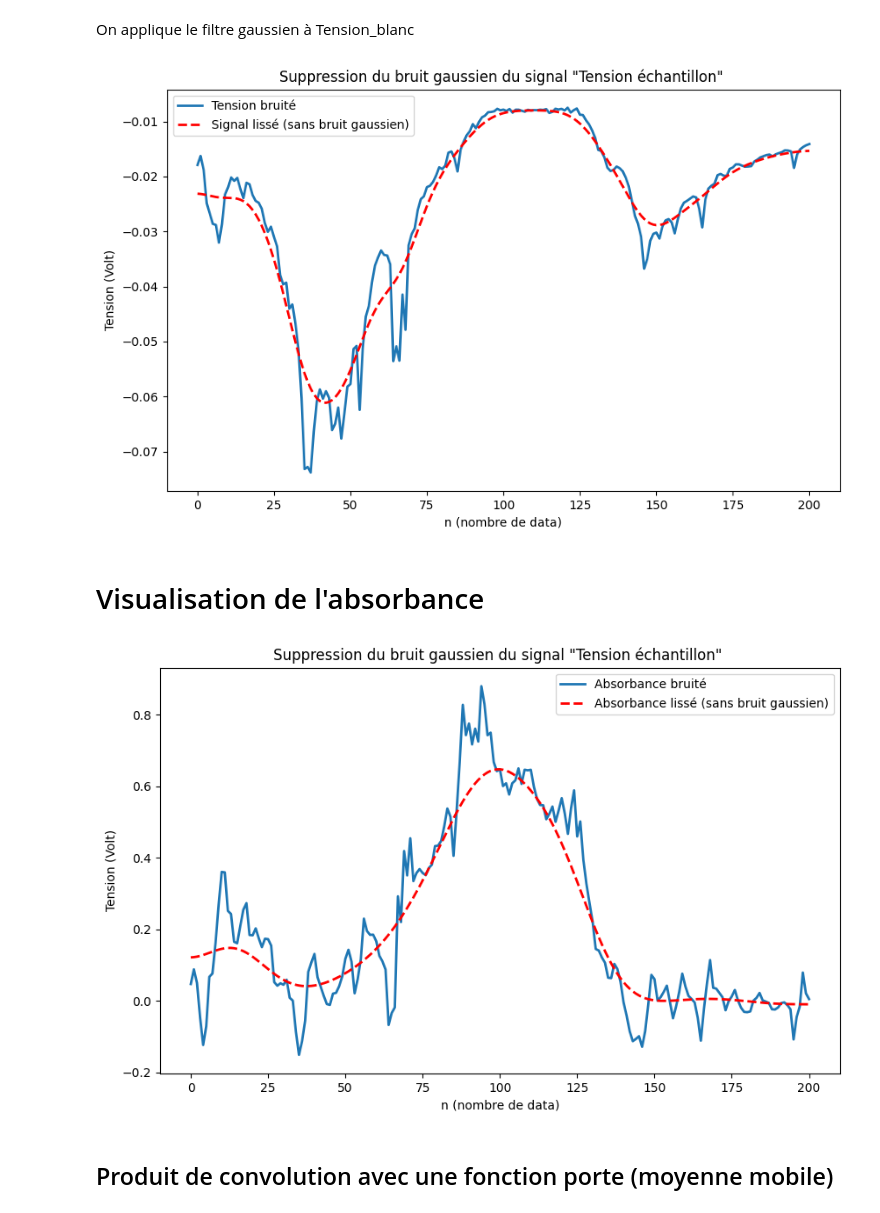
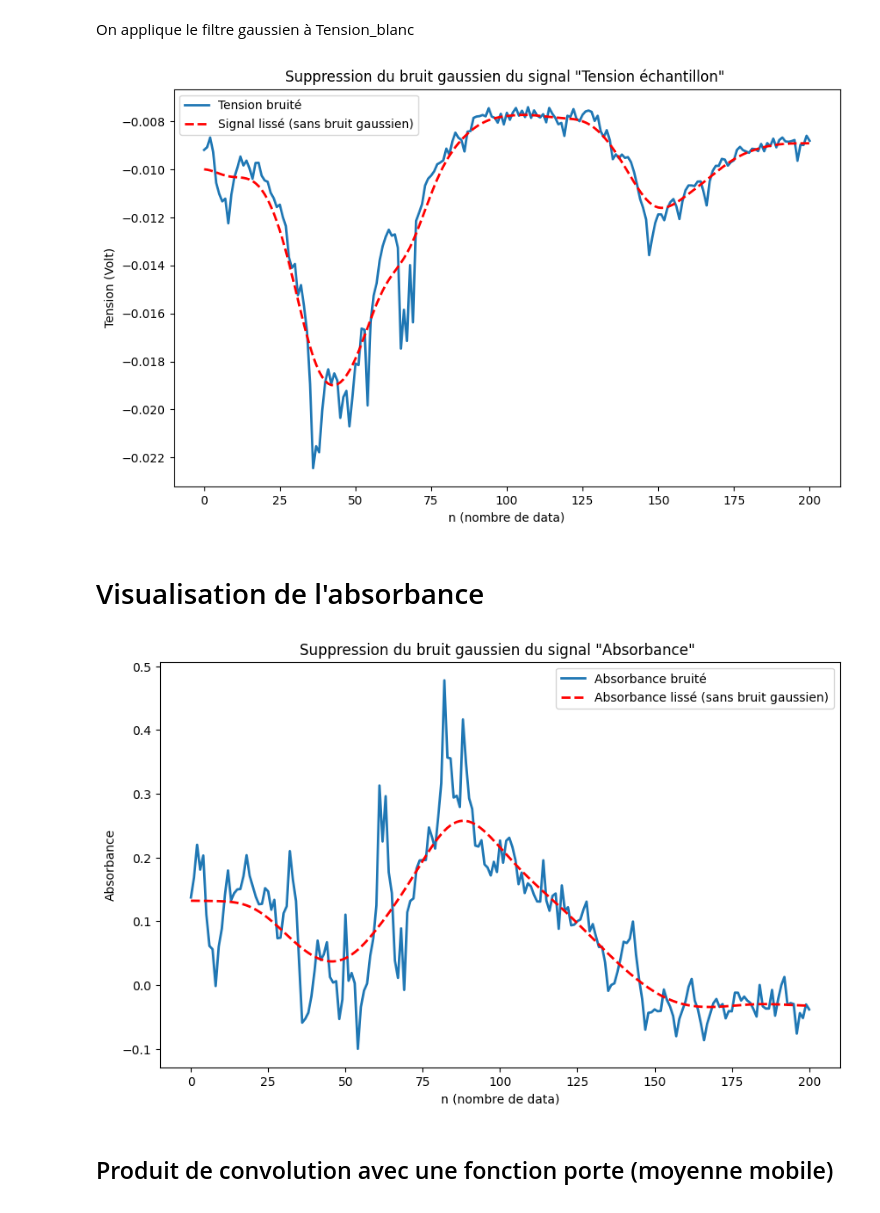
Before and after one commit to VincentMarais/varian-634-app, a Jupyter notebook: client/python/core/utils/digital_processing_simulation/digital_processing_simulation.ipynb, the cells around one changed output. Saved outputs shown, nothing was run; the diff lists cells and outputs as text; code cells hidden in the pictures.

```diff
--- a/client/python/core/utils/digital_processing_simulation/digital_processing_simulation.ipynb
+++ b/client/python/core/utils/digital_processing_simulation/digital_processing_simulation.ipynb
@@ -40,15 +40,10 @@ plt.show()
 
 On va appliquer un filtre gaussien à la tension pour borne d'une photodiode
 # %%
-CHEMIN="C:\\Users\\admin\\Documents\\Projet_GP\\Programmation_Spectro\\Programmation_application_spectro\\Manip\\Manip_2023\\Manip_06_2023\\28_06_2023\\Fente_1nm"
+CHEMIN="C:\\Users\\admin\\Documents\\Projet_GP\\Programmation_Spectro\\Programmation_application_spectro\\Manip\\Manip_2023\\Manip_06_2023\\28_06_2023\\Fente_0_5nm"
 
-"""
-Lecture des fichier csv créé lors de l'acquisition
-"""
-
-
-fichier_blanc=  CHEMIN + '\\'+ "Tension_de_blanc_28_06_2023_Fente_1nm.csv"
-fichier_echantillon=  CHEMIN + '\\' + "Tension_de_echantillon_28_06_2023_Fente_1nm.csv"
+fichier_blanc=  CHEMIN + '\\'+ "Tension_de_blanc_28_06_2023_Fente_0_5nm.csv"
+fichier_echantillon=  CHEMIN + '\\' + "Tension_de_echantillon_28_06_2023_Fente_0_5nm.csv"
 
 data_solution_blanc = pd.read_csv(fichier_blanc, encoding='ISO-8859-1')
 data_solution_echantillon= pd.read_csv(fichier_echantillon, encoding='ISO-8859-1')
@@ -76,30 +71,30 @@ plt.xlabel('n (nombre de data)')
 plt.ylabel('Tension (Volt)')
 plt.show()
 # %% [output]
-[figure, old version]
+[figure, new version]
 # %% [markdown]
 # Visualisation de l'absorbance
 # %%
 
 sigma=10
 smoothed_signal_sample = gaussian_filter1d(sample_voltage, sigma)
 smoothed_signal_ref = gaussian_filter1d(ref_voltage, sigma)
 
 
 absorbance=np.log10(ref_voltage/sample_voltage)
 absorbance_lisse=np.log10(smoothed_signal_ref/smoothed_signal_sample)
 
 # Tracer les signaux
 plt.figure(figsize=(10, 6))
 plt.plot(data_x, absorbance, label='Absorbance bruité', linewidth=2)
 plt.plot(data_x, absorbance_lisse, label='Absorbance lissé (sans bruit gaussien)', linestyle='--', linewidth=2, color='red')
 plt.legend()
-plt.title('Suppression du bruit gaussien du signal "Tension échantillon" ')
+plt.title('Suppression du bruit gaussien du signal "Absorbance" ')
 plt.xlabel('n (nombre de data)')
-plt.ylabel('Tension (Volt)')
+plt.ylabel('Absorbance')
 plt.show()
 # %% [output]
-[figure, old version]
+[figure, new version]
 # %% [markdown]
 ## Produit de convolution avec une fonction porte (moyenne mobile)
 # %% [markdown]
```
Also changed, not shown: parts of 4 cells of this notebook, 2 other files.
